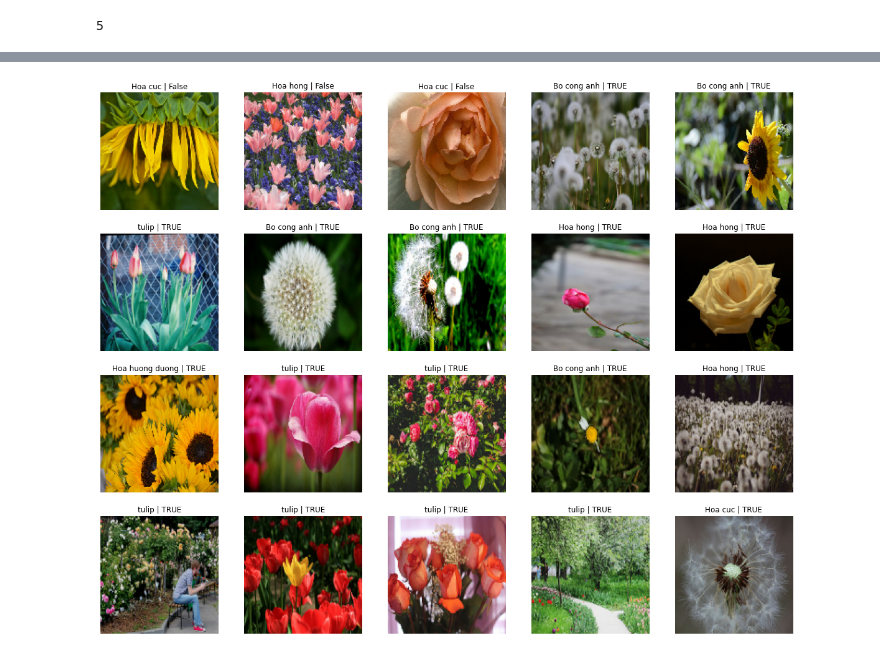
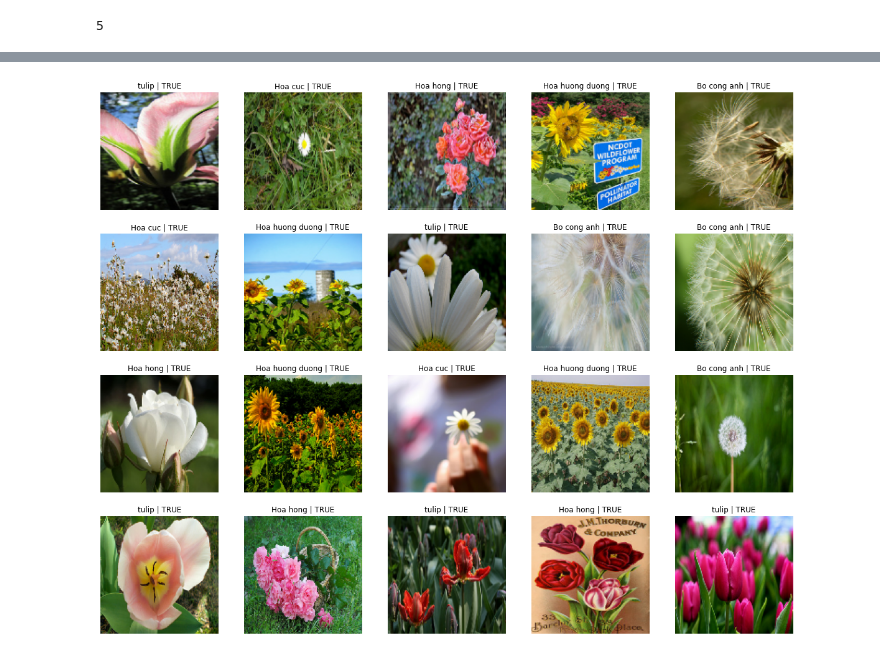
Before and after one commit to TRANTHITHUYTIEN20104061/Tr-n-Th-Th-y-Ti-n-20104061, a Jupyter notebook: ND_hoa.ipynb, the cells around one changed output, grey strips where cells are left out. Cells and saved outputs as stored; diff of their text form; code cells hidden in the pictures.

```diff
--- a/ND_hoa.ipynb
+++ b/ND_hoa.ipynb
@@ -137,5 +133,5 @@ Trainable params: 2,121,509
 Non-trainable params: 0
 _________________________________________________________________
 # %%
-run = model.fit(x = x_train, epochs = 10, y = x_test)
+history = model.fit(x = x_train, epochs = 100, validation_data = x_test)
 # %% [output]
@@ -176,17 +155,16 @@ Epoch 10/10
 # %%
 plt.figure(figsize=(20, 16))
-class_names = ['Hoa cuc', 'Bo cong anh', 'Hoa hong',  'Hoa huong duong', 'tulip']
-for images, labels in val_ds.take(1):
+class_names = ['Bo cong anh', 'Hoa cuc','Hoa hong',  'Hoa huong duong', 'tulip']
+for images, labels in x_test.take(1):
     for i in range(20):
         ax = plt.subplot(4, 5, i + 1)
         img = images[i].numpy().astype("uint8")
         img = tf.expand_dims(img, axis=0)
-
         predictions = model.predict(img)
         predicted_class = np.argmax(predictions)
         if class_names[predicted_class] == class_names[labels[i]]:
             result = ' | TRUE'
         plt.imshow(images[i].numpy().astype("uint8"))
-        plt.title(class_names[predicted_class]+result  )
+        plt.title(class_names[predicted_class]+result)
         plt.axis("off")
 # %% [output]
@@ -213 +191 @@ for images, labels in val_ds.take(1):
-[figure, old version]
+[figure, new version]
```
Also changed, not shown: parts of 6 cells of this notebook.
